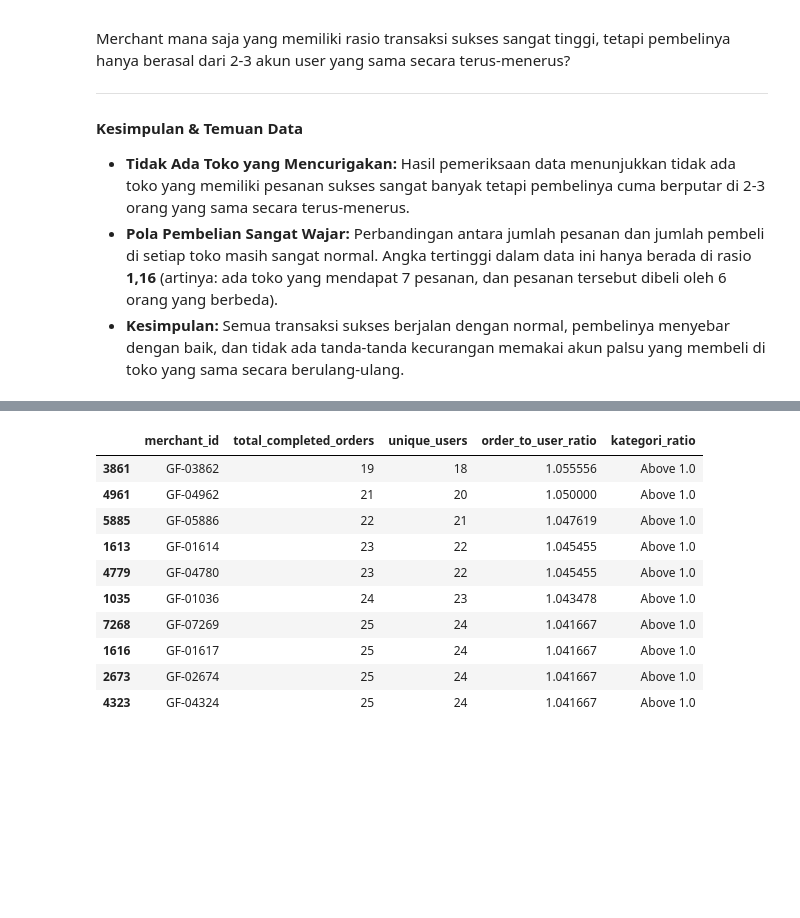
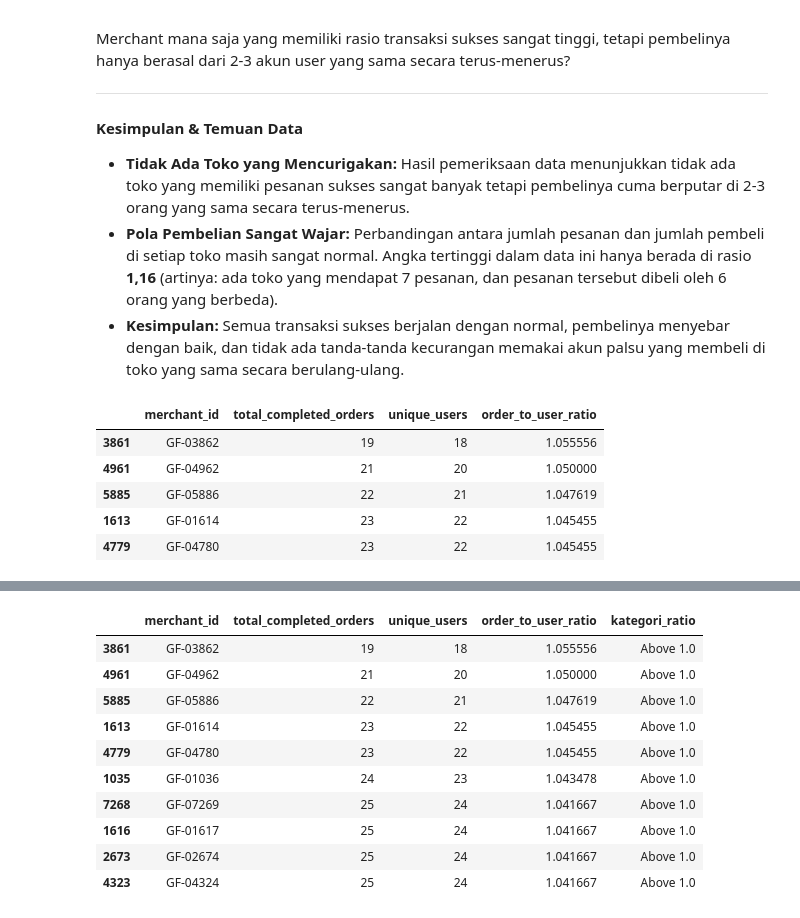
Before and after one commit to ziancarlos/Data_Analytics_Grab, a Jupyter notebook: notebooks/data-exploration.ipynb, the cells around one changed output, grey strips where cells are left out. Drawn from its saved outputs; the diff is of its cells as text; code cells hidden in the pictures; blank space fills up the shorter version.

```diff
--- a/notebooks/data-exploration.ipynb
+++ b/notebooks/data-exploration.ipynb
@@ -520,32 +520,41 @@ Merchant mana saja yang memiliki rasio transaksi sukses sangat tinggi, tetapi pe
 # %%
 # (4.1.1) Calculate the order_to_user_ratio Grouped by Merchant
 # Step: Filter completed orders for GrabUnlimited users and calculate purchase frequency
 # - Isolates successful transactions to measure valid order volume
 # - Filters the dataset to include only GrabUnlimited subscribers
 # - Groups data by merchant to find total orders, unique users, and their ratio
 # - Sorts the results to find merchants with the highest repeat purchase behavior
 
 # 1. Get all food_orders with order_status "Completed"
 df_completed = df_food_orders_cleaned[df_food_orders_cleaned['order_status'] == 'Completed']
 
 # 2. Merge food_orders with users table to get the is_grab_unlimited column
 df_completed_unlimited = df_completed.merge(df_users_cleaned[['user_id', 'is_grab_unlimited']], on='user_id', how='inner')
 
 # 3. Get all merged results where is_grab_unlimited is True
 df_unlimited_only = df_completed_unlimited[df_completed_unlimited['is_grab_unlimited'] == True]
 
 # 4. Group by merchant_id and calculate total orders and unique users
 merchant_grouped = df_completed.groupby('merchant_id').agg(
     total_completed_orders=('order_id', 'count'),
     unique_users=('user_id', 'nunique'),
 ).reset_index()
 
 
 # 5. Calculate the order-to-user ratio (Total Orders / Unique Users)
 merchant_grouped['order_to_user_ratio'] = merchant_grouped['total_completed_orders'] / merchant_grouped['unique_users']
 
 # 6. Sort the merchants by order_to_user_ratio in descending order
 merchant_grouped = merchant_grouped.sort_values("order_to_user_ratio", ascending=False)
+
+merchant_grouped.head()
+# %% [output]
+|  | merchant_id | total_completed_orders | unique_users | order_to_user_ratio |
+| 3861 | GF-03862 | 19 | 18 | 1.055556 |
+| 4961 | GF-04962 | 21 | 20 | 1.050000 |
+| 5885 | GF-05886 | 22 | 21 | 1.047619 |
+| 1613 | GF-01614 | 23 | 22 | 1.045455 |
+| 4779 | GF-04780 | 23 | 22 | 1.045455 |
 # %%
 # (4.1.2) Visualize the Order-to-User Ratio Distribution
 # Step: Categorize merchants using np.where and plot the clean proportion chart
```
Also changed, not shown: parts of 18 cells of this notebook, 6 other files.
